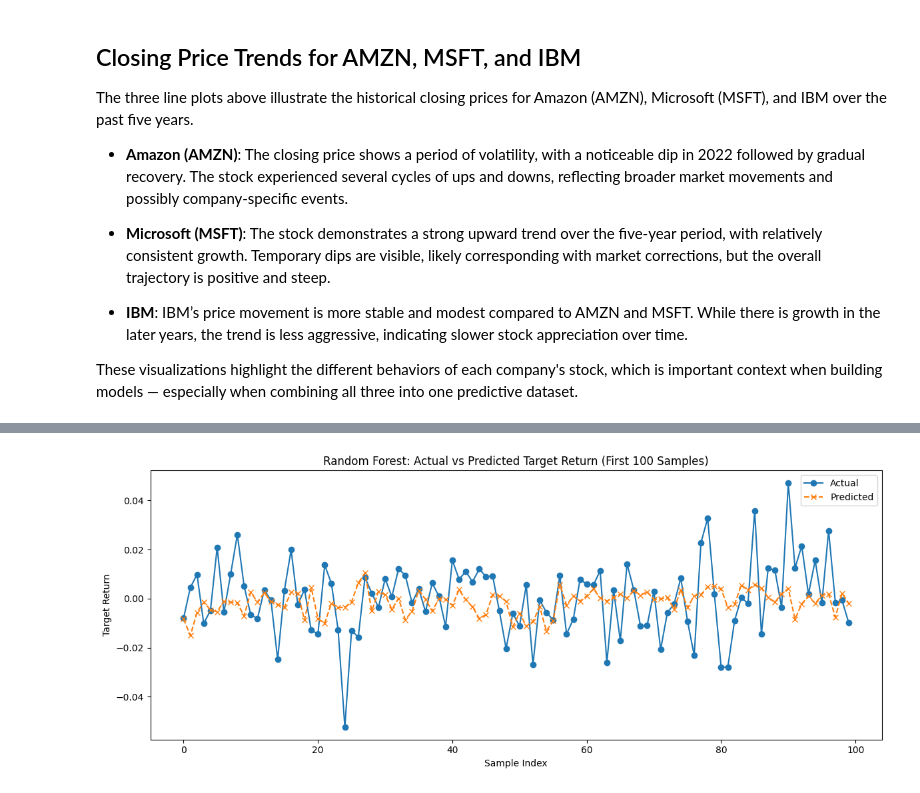
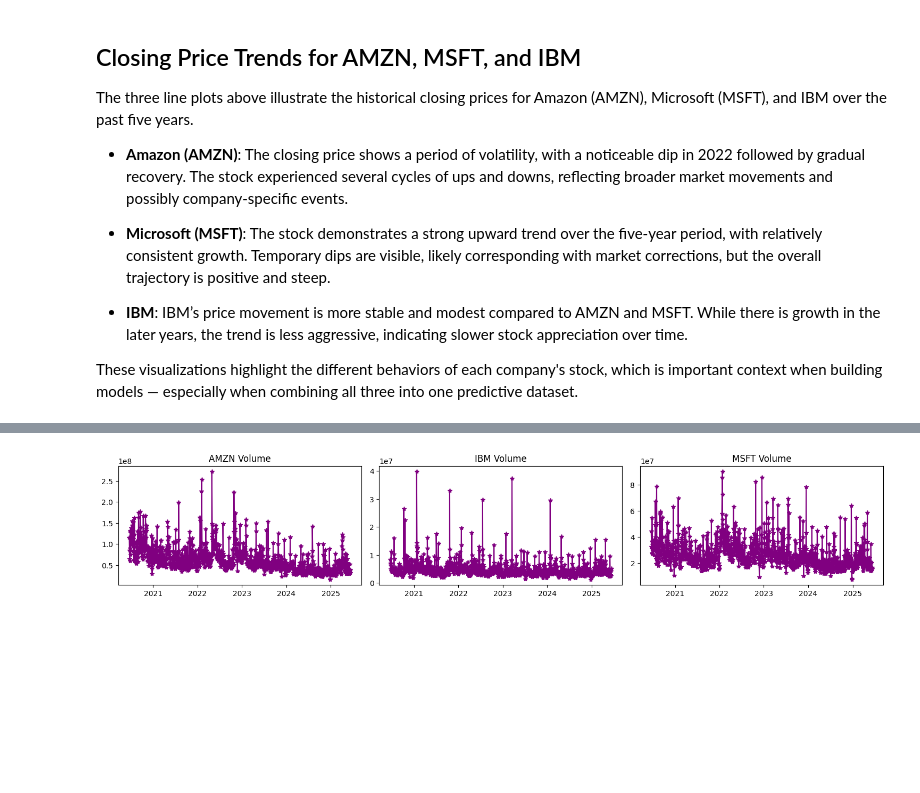
Before and after one commit to dberry002/Stock-Price-Forecasting, a Jupyter notebook: data/Stock-Forecasting.ipynb, the cells around one changed output, grey strips where cells are left out. Saved outputs shown, nothing was run; the diff lists cells and outputs as text; code cells hidden in the pictures; blank space fills up the shorter version.

```diff
--- a/data/Stock-Forecasting.ipynb
+++ b/data/Stock-Forecasting.ipynb
@@ -356,14 +277,11 @@ Overall, the model provides a solid foundation for understanding short-term stoc
-# %%
-import matplotlib.pyplot as plt
-
-plt.figure(figsize=(12, 5))
-plt.plot(y_test.values[:100], label="Actual", marker='o', linestyle='-')
-plt.plot(y_pred[:100], label="Predicted", marker='x', linestyle='--')
-plt.title("Random Forest: Actual vs Predicted Target Return (First 100 Samples)")
-plt.xlabel("Sample Index")
-plt.ylabel("Target Return")
-plt.legend()
-plt.tight_layout()
-plt.show()
-# %% [output]
-[figure, removed]
+# %%
+companies = ['AMZN', 'IBM', 'MSFT']
+plt.figure(figsize=(15, 8))
+for index, company in enumerate(companies, 1):
+    plt.subplot(3, 3, index)
+    c = combined_df[combined_df['Label'] == company]
+    plt.plot(c['Date'], c['Volume'], c='purple', marker='*')
+    plt.title(f"{company} Volume")
+    plt.tight_layout()
+# %% [output]
+[figure, added]
```
Also changed, not shown: parts of 34 cells of this notebook, 4 other files.
